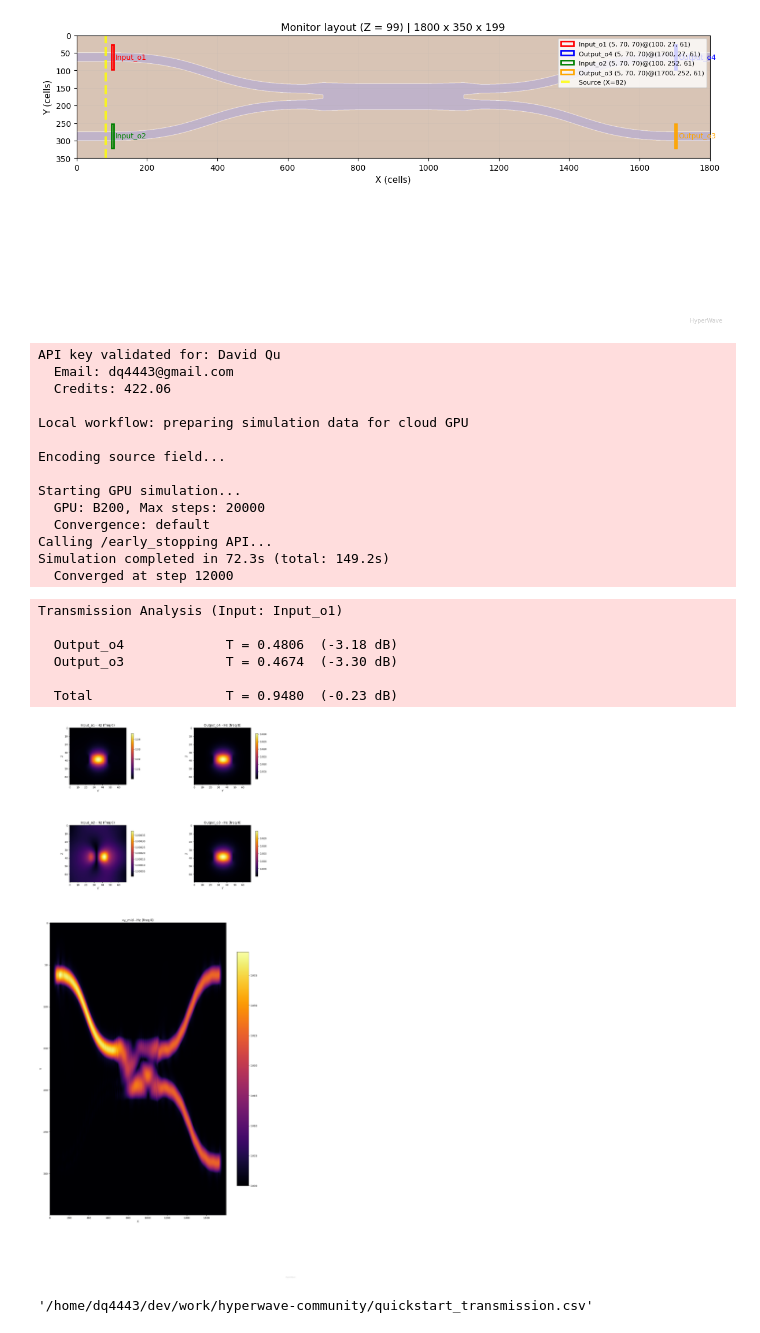
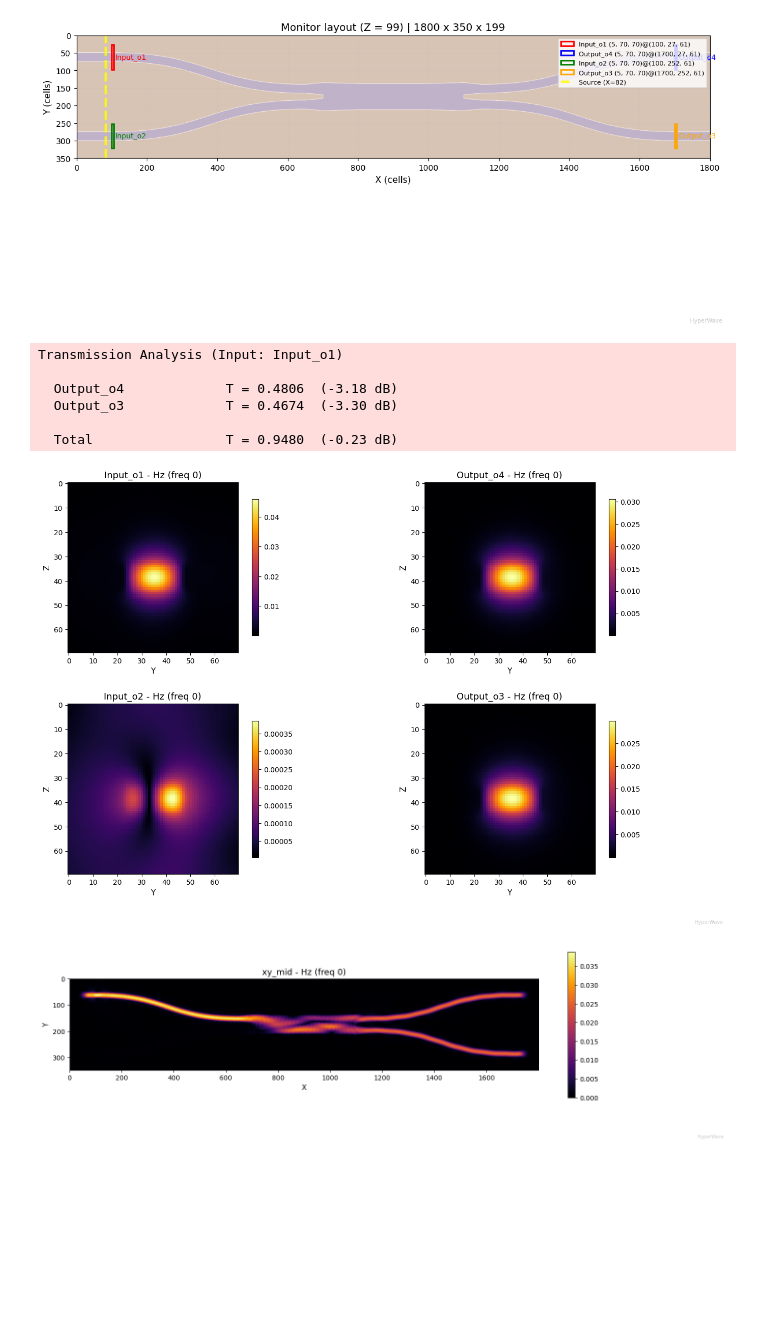
Before and after one commit to spinsphotonics/hyperwave-community, a Jupyter notebook: examples/quickstart.ipynb, the cells around one changed output. Cells and saved outputs as stored; diff of their text form; code cells hidden in the pictures; blank space fills up the shorter version.

```diff
--- a/examples/quickstart.ipynb
+++ b/examples/quickstart.ipynb
@@ -14,6 +14,7 @@ import gdsfactory as gf
 import numpy as np
 import jax.numpy as jnp
 
+hwc.set_device("auto")
 hwc.set_verbose(True)
 
 PDK = gf.gpdk.get_generic_pdk()
@@ -137,6 +139,9 @@ Monitor added: Output_o3 (shape=(5, 70, 70), offset=(1700, 252, 61))
 Monitor added: xy_mid (shape=(1800, 350, 1), offset=(0, 0, 96))
 [figure]
 # %%
+# To skip simulation and load saved results:
+# results = hwc.load_results("quickstart_results.npz")
+
 try:
     from google.colab import userdata
     hwc.configure_api(api_key=userdata.get("HYPERWAVE_API_KEY"))
@@ -155,35 +160,20 @@ results = hwc.simulate(
     absorption_widths=abs_widths,
     absorption_coeff=abs_coeff,
 )
+
+hwc.save_results(results, "quickstart_results.npz")
-# %% [output]
-API key validated for: David Qu
-  Email: dq4443@gmail.com
-  Credits: 422.06
-
-Local workflow: preparing simulation data for cloud GPU
-
-Encoding source field...
-
-Starting GPU simulation...
-  GPU: B200, Max steps: 20000
-  Convergence: default
-Calling /early_stopping API...
-Simulation completed in 72.3s (total: 149.2s)
-  Converged at step 12000
 # %%
 transmission = hwc.analyze_transmission(
     results, input_monitor="Input_o1", direction="x",
 )
 
 hwc.plot_monitors(results, component="Hz")
-
-hwc.export_csv(transmission, "quickstart_transmission.csv")
 # %% [output]
 Transmission Analysis (Input: Input_o1)
 
   Output_o4             T = 0.4806  (-3.18 dB)
   Output_o3             T = 0.4674  (-3.30 dB)
 
   Total                 T = 0.9480  (-0.23 dB)
-[figure, old version]
+[figure, new version]
-'/home/dq4443/dev/work/hyperwave-community/quickstart_transmission.csv'
+[figure, added]
```
Also changed, not shown: parts of 3 cells of this notebook, 4 other files.
